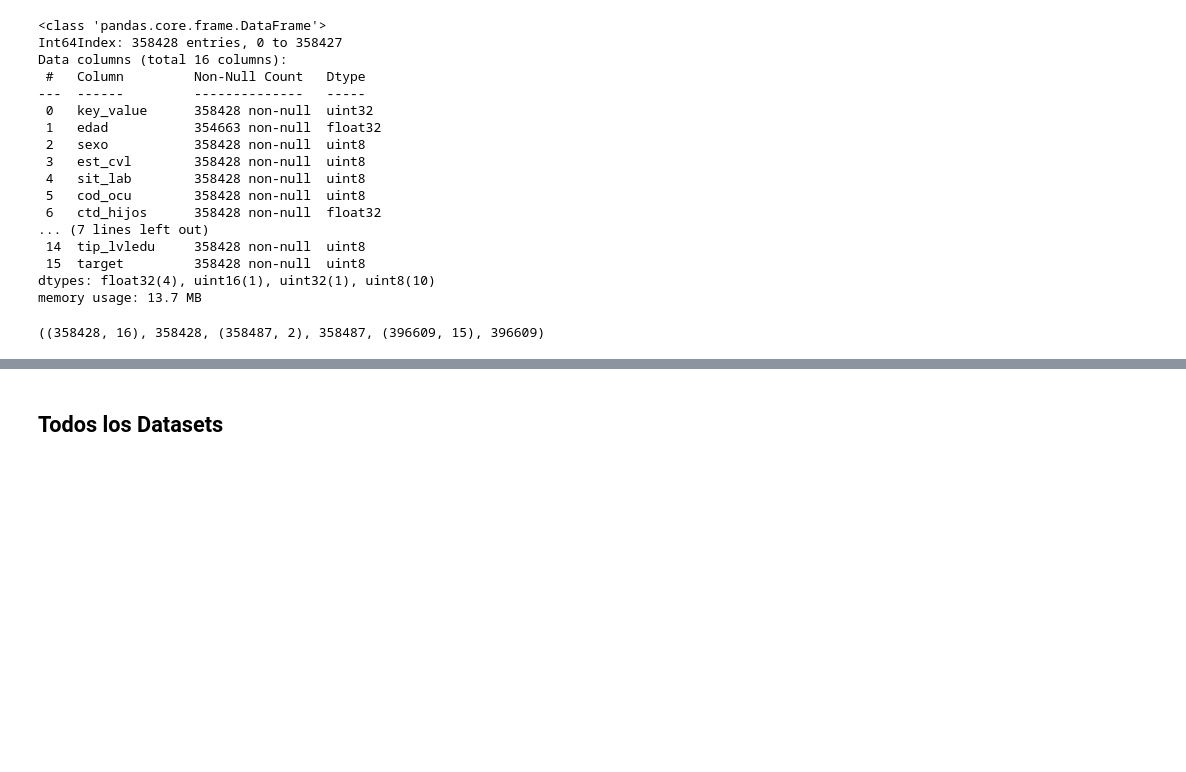
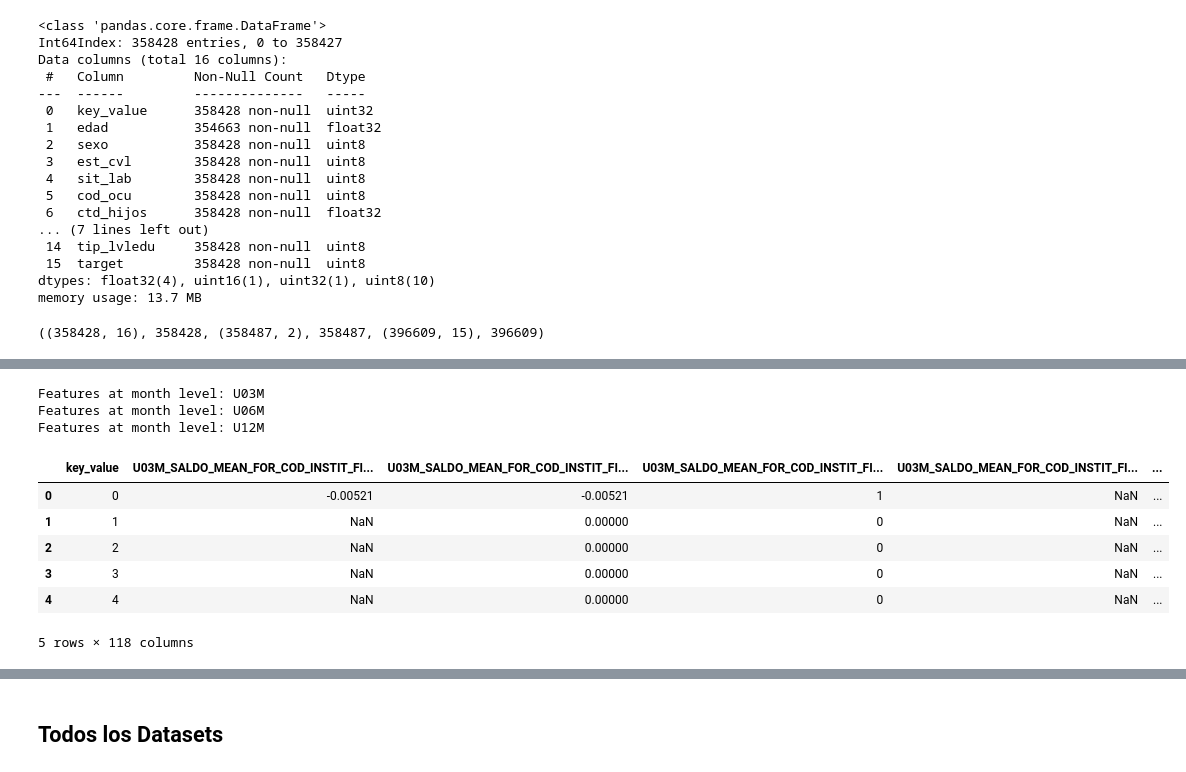
Before and after one commit to mlaricobar/solution-datathon-interbank-2020, a Jupyter notebook: [03] Feature Engineering.ipynb, the cells around one changed output, grey strips where cells are left out. Drawn from its saved outputs; the diff is of its cells as text; code cells hidden in the pictures; blank space fills up the shorter version.

```diff
--- a/[03] Feature Engineering.ipynb
+++ b/[03] Feature Engineering.ipynb
@@ -241,0 +177,3 @@ df_se_test.to_csv("[01] Intermediate/ds_se_test.csv", index=False)
+# %%
+df_base = df_se_train[["key_value"]].copy()
+df_base_test = df_se_test[["key_value"]].copy()
@@ -241,0 +206,2 @@ df_se_test.to_csv("[01] Intermediate/ds_se_test.csv", index=False)
+# %%
+df_base, df_base_test = hist_feat_generator(cat_col, numeric_value, agg_func, df_base, df_base_test)
@@ -241,0 +249,20 @@ df_se_test.to_csv("[01] Intermediate/ds_se_test.csv", index=False)
+# %%
+cat_col = "cod_instit_financiera"
+agg_func = "mean"
+numeric_value = "saldo"
+# %%
+df_base, df_base_test = hist_feat_generator(cat_col, numeric_value, agg_func, df_base, df_base_test)
+# %% [output]
+Features at month level: U03M
+Features at month level: U06M
+Features at month level: U12M
+# %%
+df_base.head()
+# %% [output]
+|  | key_value | U03M_SALDO_MEAN_FOR_COD_INSTIT_FI... | U03M_SALDO_MEAN_FOR_COD_INSTIT_FI... | U03M_SALDO_MEAN_FOR_COD_INSTIT_FI... | U03M_SALDO_MEAN_FOR_COD_INSTIT_FI... | ... |
+| 0 | 0 | -0.00521 | -0.00521 | 1 | NaN | ... |
+| 1 | 1 | NaN | 0.00000 | 0 | NaN | ... |
+| 2 | 2 | NaN | 0.00000 | 0 | NaN | ... |
+| 3 | 3 | NaN | 0.00000 | 0 | NaN | ... |
+| 4 | 4 | NaN | 0.00000 | 0 | NaN | ... |
+5 rows × 118 columns
```
Also changed, not shown: parts of 41 cells of this notebook.
